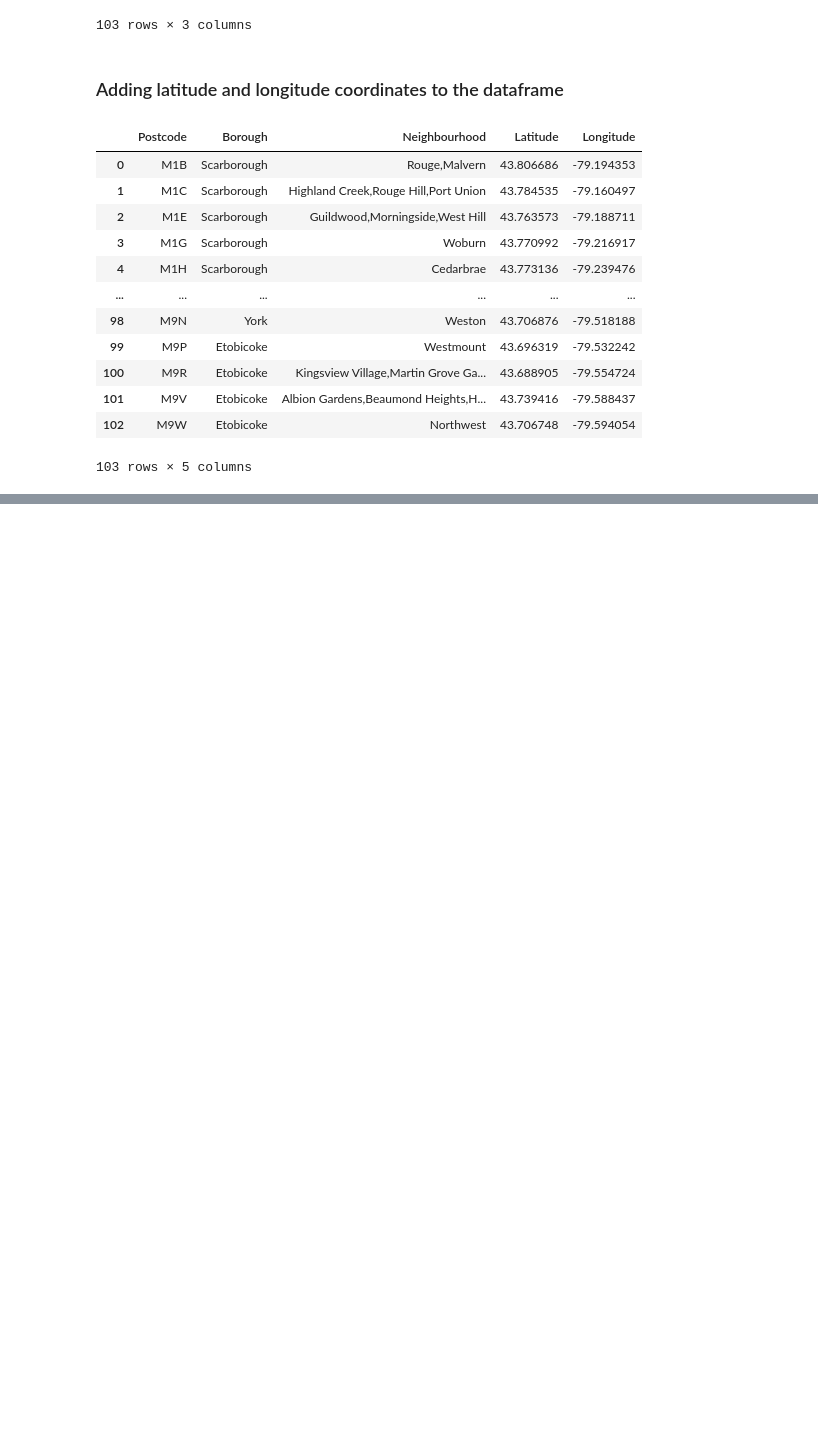
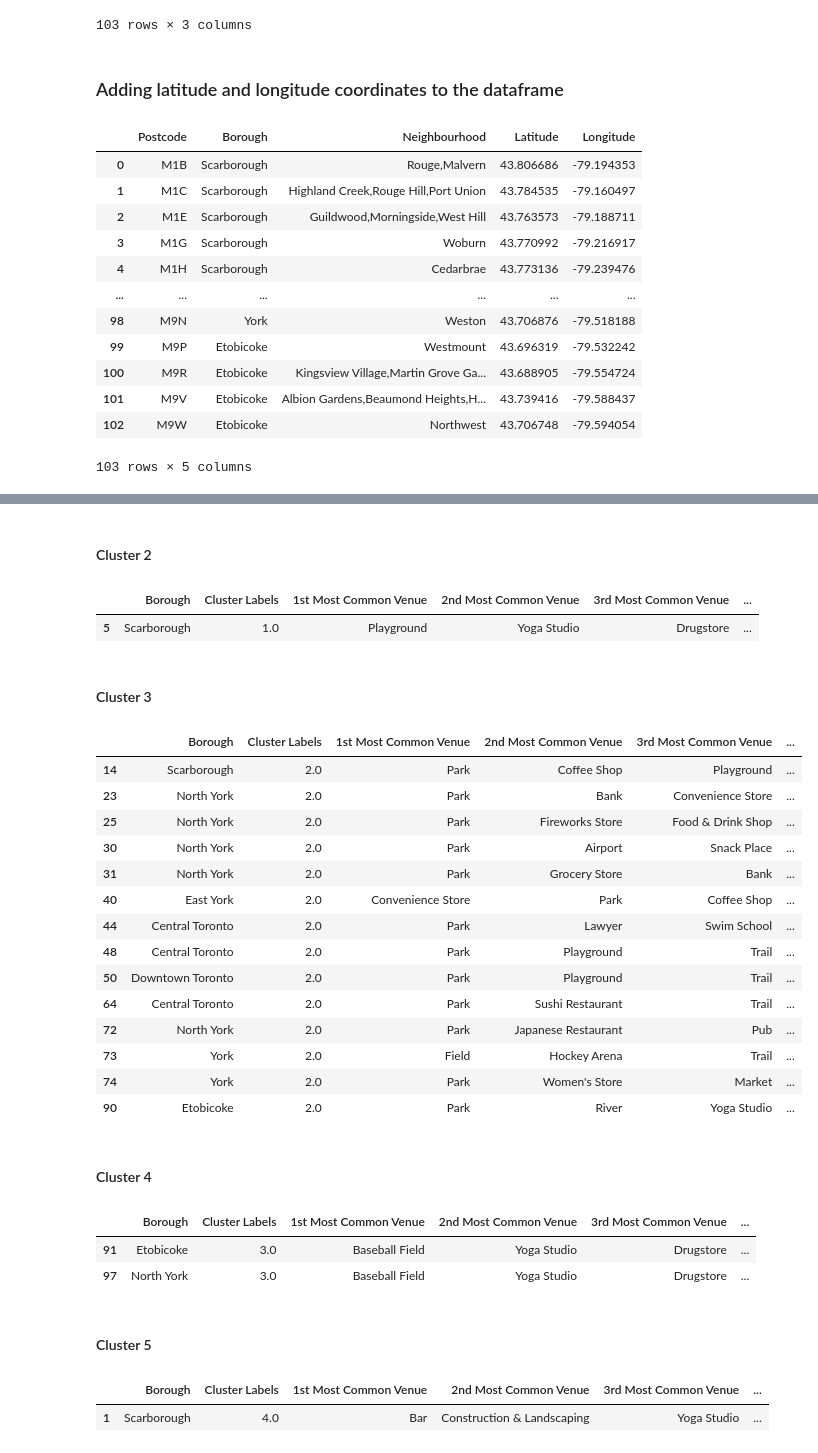
Before and after one commit to ryancb7/Coursera, a Jupyter notebook: DP0701EN-Capstone_Project_2.ipynb, the cells around one changed output, grey strips where cells are left out. Cells and saved outputs as stored; diff of their text form; code cells hidden in the pictures; blank space fills up the shorter version.

```diff
--- a/DP0701EN-Capstone_Project_2.ipynb
+++ b/DP0701EN-Capstone_Project_2.ipynb
@@ -147,0 +455,25 @@ df_toronto_2
+# %%
+def return_most_common_venues(row, num_top_venues):
+    row_categories = row.iloc[1:]
+    row_categories_sorted = row_categories.sort_values(ascending=False)
+
+    return row_categories_sorted.index.values[0:num_top_venues]
+# %%
+num_top_venues = 10
+
+indicators = ['st', 'nd', 'rd']
+
+columns = ['Neighbourhood']
+for ind in np.arange(num_top_venues):
+    try:
+        columns.append('{}{} Most Common Venue'.format(ind+1, indicators[ind]))
+    except:
+        columns.append('{}th Most Common Venue'.format(ind+1))
+
+neighbourhoods_venues_sorted = pd.DataFrame(columns=columns)
+neighbourhoods_venues_sorted['Neighbourhood'] = toronto_grouped['Neighbourhood']
+
+for ind in np.arange(toronto_grouped.shape[0]):
+    neighbourhoods_venues_sorted.iloc[ind, 1:] = return_most_common_venues(toronto_grouped.iloc[ind, :], num_top_venues)
+
+neighbourhoods_venues_sorted.head()
@@ -147,0 +489,5 @@ df_toronto_2
+# %%
+kclusters = 5
+toronto_grouped_clustering = toronto_grouped.drop('Neighbourhood', 1)
+kmeans = KMeans(n_clusters=kclusters, random_state=0).fit(toronto_grouped_clustering)
+kmeans.labels_[0:10]
@@ -147,0 +498,5 @@ df_toronto_2
+# %%
+neighbourhoods_venues_sorted.insert(0, 'Cluster Labels', kmeans.labels_)
+toronto_merged = df_toronto_2
+toronto_merged = toronto_merged.join(neighbourhoods_venues_sorted.set_index('Neighbourhood'), on='Neighbourhood')
+toronto_merged.head()
@@ -147,0 +554,42 @@ df_toronto_2
+# %% [markdown]
+#### Cluster 2
+# %%
+toronto_merged.loc[toronto_merged['Cluster Labels'] == 1, toronto_merged.columns[[1] + list(range(5, toronto_merged.shape[1]))]]
+# %% [output]
+|  | Borough | Cluster Labels | 1st Most Common Venue | 2nd Most Common Venue | 3rd Most Common Venue | ... |
+| 5 | Scarborough | 1.0 | Playground | Yoga Studio | Drugstore | ... |
+# %% [markdown]
+#### Cluster 3
+# %%
+toronto_merged.loc[toronto_merged['Cluster Labels'] == 2, toronto_merged.columns[[1] + list(range(5, toronto_merged.shape[1]))]]
+# %% [output]
+|  | Borough | Cluster Labels | 1st Most Common Venue | 2nd Most Common Venue | 3rd Most Common Venue | ... |
+| 14 | Scarborough | 2.0 | Park | Coffee Shop | Playground | ... |
+| 23 | North York | 2.0 | Park | Bank | Convenience Store | ... |
+| 25 | North York | 2.0 | Park | Fireworks Store | Food & Drink Shop | ... |
+| 30 | North York | 2.0 | Park | Airport | Snack Place | ... |
+| 31 | North York | 2.0 | Park | Grocery Store | Bank | ... |
+| 40 | East York | 2.0 | Convenience Store | Park | Coffee Shop | ... |
+| 44 | Central Toronto | 2.0 | Park | Lawyer | Swim School | ... |
+| 48 | Central Toronto | 2.0 | Park | Playground | Trail | ... |
+| 50 | Downtown Toronto | 2.0 | Park | Playground | Trail | ... |
+| 64 | Central Toronto | 2.0 | Park | Sushi Restaurant | Trail | ... |
+| 72 | North York | 2.0 | Park | Japanese Restaurant | Pub | ... |
+| 73 | York | 2.0 | Field | Hockey Arena | Trail | ... |
+| 74 | York | 2.0 | Park | Women's Store | Market | ... |
+| 90 | Etobicoke | 2.0 | Park | River | Yoga Studio | ... |
+# %% [markdown]
+#### Cluster 4
+# %%
+toronto_merged.loc[toronto_merged['Cluster Labels'] == 3, toronto_merged.columns[[1] + list(range(5, toronto_merged.shape[1]))]]
+# %% [output]
+|  | Borough | Cluster Labels | 1st Most Common Venue | 2nd Most Common Venue | 3rd Most Common Venue | ... |
+| 91 | Etobicoke | 3.0 | Baseball Field | Yoga Studio | Drugstore | ... |
+| 97 | North York | 3.0 | Baseball Field | Yoga Studio | Drugstore | ... |
+# %% [markdown]
+#### Cluster 5
+# %%
+toronto_merged.loc[toronto_merged['Cluster Labels'] == 4, toronto_merged.columns[[1] + list(range(5, toronto_merged.shape[1]))]]
+# %% [output]
+|  | Borough | Cluster Labels | 1st Most Common Venue | 2nd Most Common Venue | 3rd Most Common Venue | ... |
+| 1 | Scarborough | 4.0 | Bar | Construction & Landscaping | Yoga Studio | ... |
```
Also changed, not shown: parts of 45 cells of this notebook.
